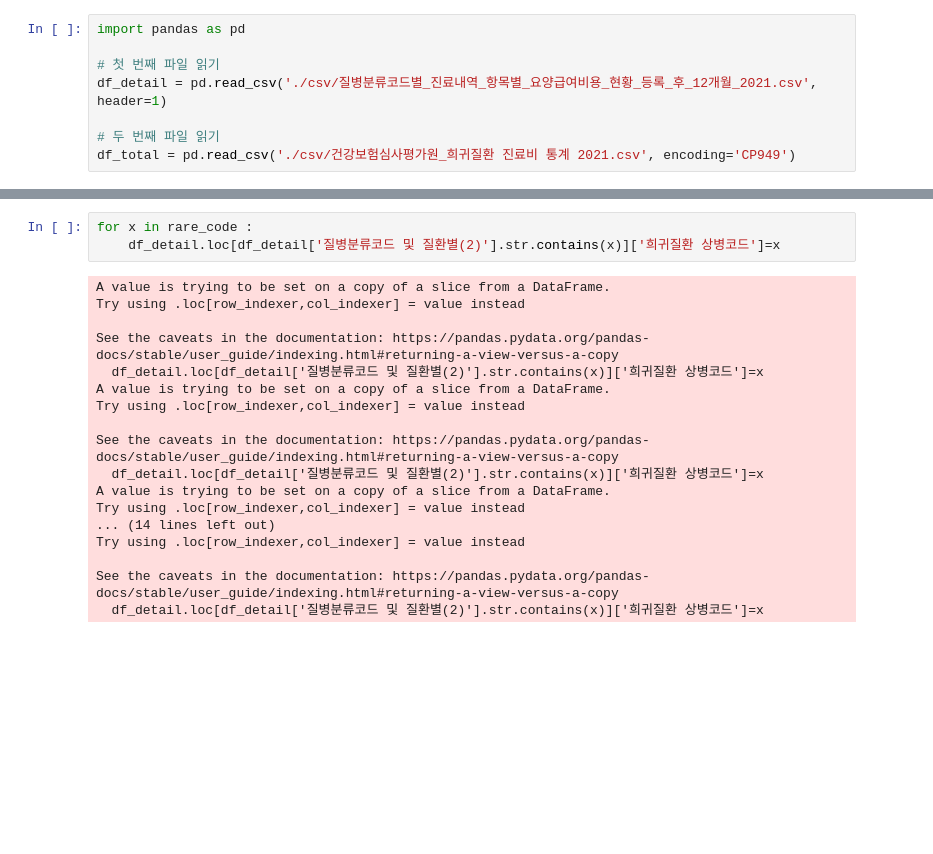
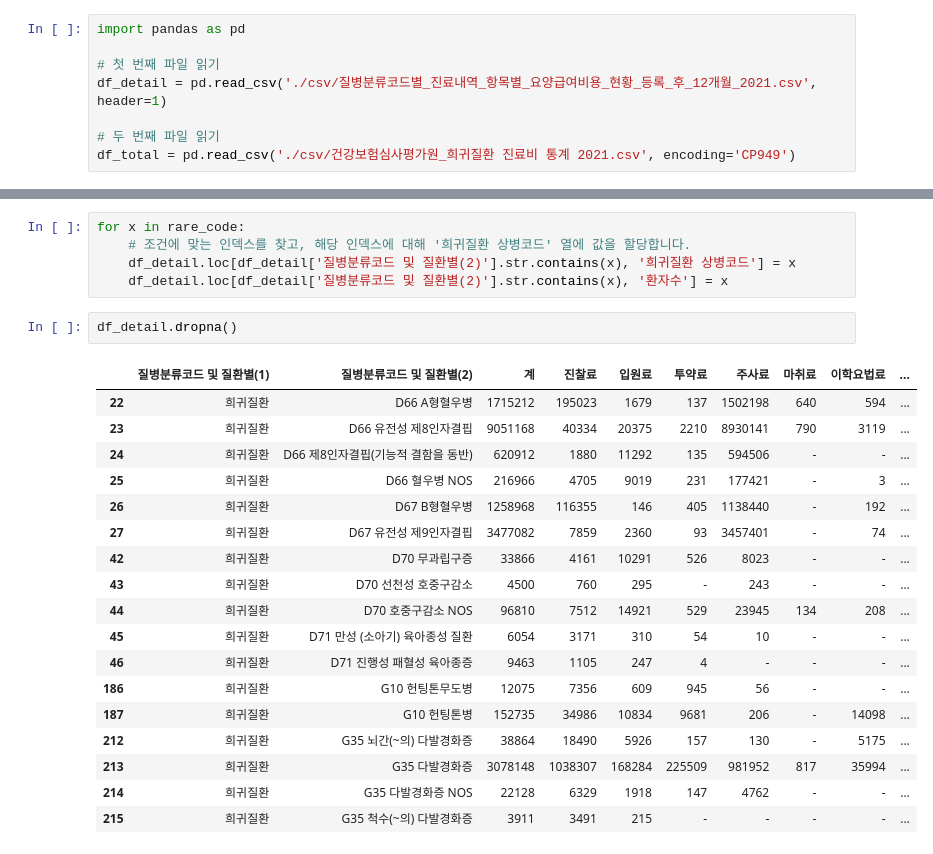
Before and after one commit to kdj0712/rare_field_fastapis, a Jupyter notebook: apps/data_analysis/persona2/ipynb/jisu.ipynb, the cells around one changed output, grey strips where cells are left out. Saved outputs shown, nothing was run; the diff lists cells and outputs as text; blank space fills up the shorter version.

```diff
--- a/apps/data_analysis/persona2/ipynb/jisu.ipynb
+++ b/apps/data_analysis/persona2/ipynb/jisu.ipynb
@@ -27,21 +49,26 @@ rare_code = df_total['희귀질환 상병코드'].unique().tolist()
 # %%
-for x in rare_code :
-    df_detail.loc[df_detail['질병분류코드 및 질환별(2)'].str.contains(x)]['희귀질환 상병코드']=x
+for x in rare_code:
+    # 조건에 맞는 인덱스를 찾고, 해당 인덱스에 대해 '희귀질환 상병코드' 열에 값을 할당합니다.
+    df_detail.loc[df_detail['질병분류코드 및 질환별(2)'].str.contains(x), '희귀질환 상병코드'] = x
+    df_detail.loc[df_detail['질병분류코드 및 질환별(2)'].str.contains(x), '환자수'] = x
-# %% [output]
-A value is trying to be set on a copy of a slice from a DataFrame.
-Try using .loc[row_indexer,col_indexer] = value instead
-
-See the caveats in the documentation: https://pandas.pydata.org/pandas-docs/stable/user_guide/indexing.html#returning-a-view-versus-a-copy
-  df_detail.loc[df_detail['질병분류코드 및 질환별(2)'].str.contains(x)]['희귀질환 상병코드']=x
-A value is trying to be set on a copy of a slice from a DataFrame.
-Try using .loc[row_indexer,col_indexer] = value instead
-
-See the caveats in the documentation: https://pandas.pydata.org/pandas-docs/stable/user_guide/indexing.html#returning-a-view-versus-a-copy
-  df_detail.loc[df_detail['질병분류코드 및 질환별(2)'].str.contains(x)]['희귀질환 상병코드']=x
-A value is trying to be set on a copy of a slice from a DataFrame.
-Try using .loc[row_indexer,col_indexer] = value instead
-... (14 lines left out)
-Try using .loc[row_indexer,col_indexer] = value instead
-
-See the caveats in the documentation: https://pandas.pydata.org/pandas-docs/stable/user_guide/indexing.html#returning-a-view-versus-a-copy
-  df_detail.loc[df_detail['질병분류코드 및 질환별(2)'].str.contains(x)]['희귀질환 상병코드']=x
+# %%
+df_detail.dropna()
+# %% [output]
+|  | 질병분류코드 및 질환별(1) | 질병분류코드 및 질환별(2) | 계 | 진찰료 | 입원료 | 투약료 | 주사료 | 마취료 | 이학요법료 | ... |
+| 22 | 희귀질환 | D66 A형혈우병 | 1715212 | 195023 | 1679 | 137 | 1502198 | 640 | 594 | ... |
+| 23 | 희귀질환 | D66 유전성 제8인자결핍 | 9051168 | 40334 | 20375 | 2210 | 8930141 | 790 | 3119 | ... |
+| 24 | 희귀질환 | D66 제8인자결핍(기능적 결함을 동반) | 620912 | 1880 | 11292 | 135 | 594506 | - | - | ... |
+| 25 | 희귀질환 | D66 혈우병 NOS | 216966 | 4705 | 9019 | 231 | 177421 | - | 3 | ... |
+| 26 | 희귀질환 | D67 B형혈우병 | 1258968 | 116355 | 146 | 405 | 1138440 | - | 192 | ... |
+| 27 | 희귀질환 | D67 유전성 제9인자결핍 | 3477082 | 7859 | 2360 | 93 | 3457401 | - | 74 | ... |
+| 42 | 희귀질환 | D70 무과립구증 | 33866 | 4161 | 10291 | 526 | 8023 | - | - | ... |
+| 43 | 희귀질환 | D70 선천성 호중구감소 | 4500 | 760 | 295 | - | 243 | - | - | ... |
+| 44 | 희귀질환 | D70 호중구감소 NOS | 96810 | 7512 | 14921 | 529 | 23945 | 134 | 208 | ... |
+| 45 | 희귀질환 | D71 만성 (소아기) 육아종성 질환 | 6054 | 3171 | 310 | 54 | 10 | - | - | ... |
+| 46 | 희귀질환 | D71 진행성 패혈성 육아종증 | 9463 | 1105 | 247 | 4 | - | - | - | ... |
+| 186 | 희귀질환 | G10 헌팅톤무도병 | 12075 | 7356 | 609 | 945 | 56 | - | - | ... |
+| 187 | 희귀질환 | G10 헌팅톤병 | 152735 | 34986 | 10834 | 9681 | 206 | - | 14098 | ... |
+| 212 | 희귀질환 | G35 뇌간(~의) 다발경화증 | 38864 | 18490 | 5926 | 157 | 130 | - | 5175 | ... |
+| 213 | 희귀질환 | G35 다발경화증 | 3078148 | 1038307 | 168284 | 225509 | 981952 | 817 | 35994 | ... |
+| 214 | 희귀질환 | G35 다발경화증 NOS | 22128 | 6329 | 1918 | 147 | 4762 | - | - | ... |
+| 215 | 희귀질환 | G35 척수(~의) 다발경화증 | 3911 | 3491 | 215 | - | - | - | - | ... |
```
Also changed, not shown: parts of 3 cells of this notebook.
